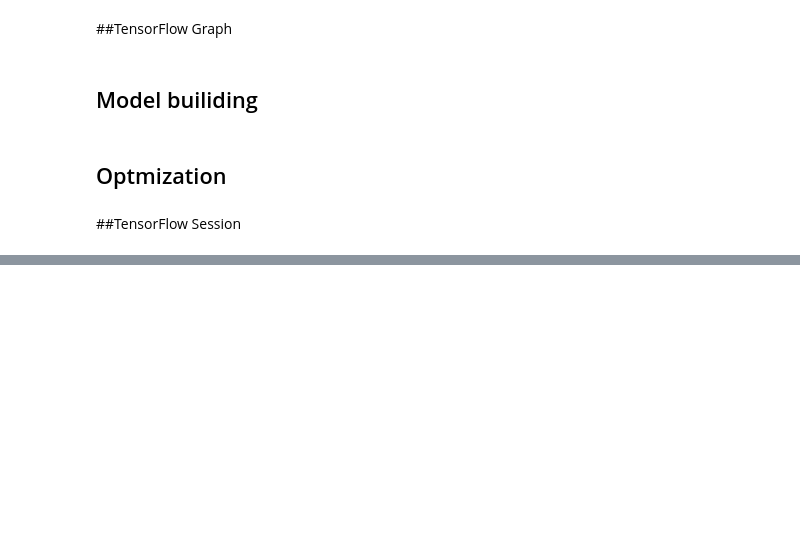
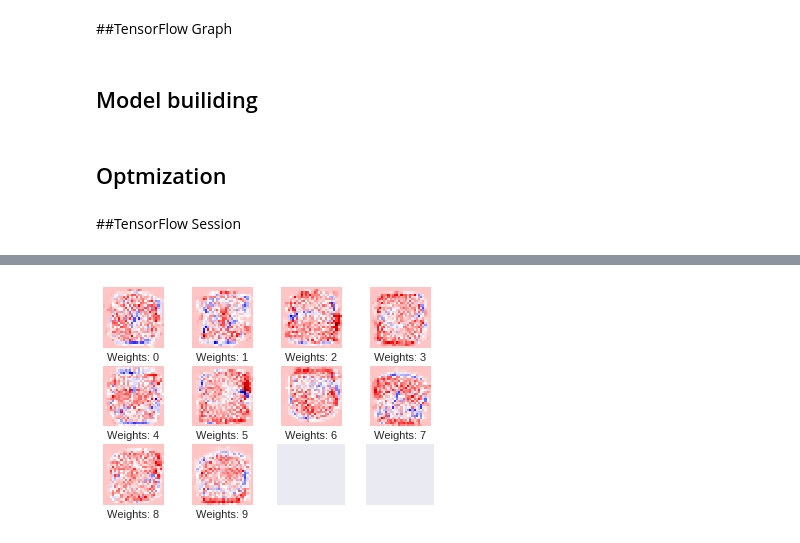
Before and after one commit to Ambati1304/sample_git_Learn, a Jupyter notebook: linear_model_practice.ipynb, the cells around one changed output, grey strips where cells are left out. Saved outputs shown, nothing was run; the diff lists cells and outputs as text; code cells hidden in the pictures; blank space fills up the shorter version.

```diff
--- a/linear_model_practice.ipynb
+++ b/linear_model_practice.ipynb
@@ -37,6 +37,8 @@ Size of:
 data.test.labels[0:5]
 # %% [output]
 array([7, 2, 1, 0, 4], dtype=uint8)
+# %%
+data.test.cls = np.array([label.argmax() for label in data.test.labels])
 # %%
 num_classes = len(np.unique(data.test.labels))
 num_classes
@@ -122,0 +218,36 @@ accuracy = tf.reduce_mean(tf.cast(correct_prediction, tf.float32))
+# %%
+def plot_weights():
+    # Get the values for the weights from the TensorFlow variable.
+    w = session.run(weights)
+
+    # Get the lowest and highest values for the weights.
+    # This is used to correct the colour intensity across
+    # the images so they can be compared with each other.
+    w_min = np.min(w)
+    w_max = np.max(w)
+
+    # Create figure with 3x4 sub-plots,
+    # where the last 2 sub-plots are unused.
+    fig, axes = plt.subplots(3, 4)
+    fig.subplots_adjust(hspace=0.3, wspace=0.3)
+
+    for i, ax in enumerate(axes.flat):
+        # Only use the weights for the first 10 sub-plots.
+        if i<10:
+            # Get the weights for the i'th digit and reshape it.
+            # Note that w.shape == (img_size_flat, 10)
+            image = w[:, i].reshape(img_shape)
+
+            # Set the label for the sub-plot.
+            ax.set_xlabel("Weights: {0}".format(i))
+
+            # Plot the image.
+            ax.imshow(image, vmin=w_min, vmax=w_max, cmap='seismic')
+
+        # Remove ticks from each sub-plot.
+        ax.set_xticks([])
+        ax.set_yticks([])
+
+    # Ensure the plot is shown correctly with multiple plots
+    # in a single Notebook cell.
+    plt.show()
@@ -122,0 +274,4 @@ accuracy = tf.reduce_mean(tf.cast(correct_prediction, tf.float32))
+# %%
+plot_weights()
+# %% [output]
+[figure, added]
```
Also changed, not shown: parts of 15 cells of this notebook.
